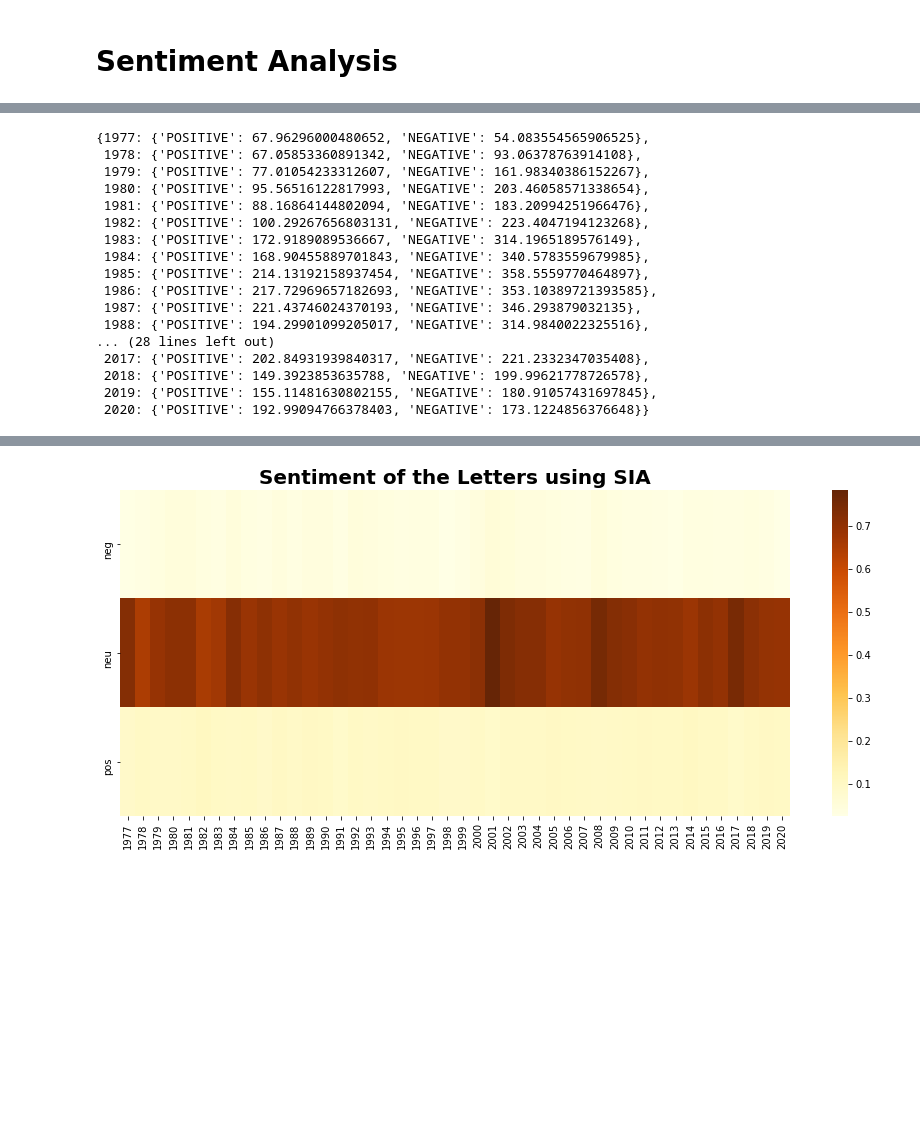
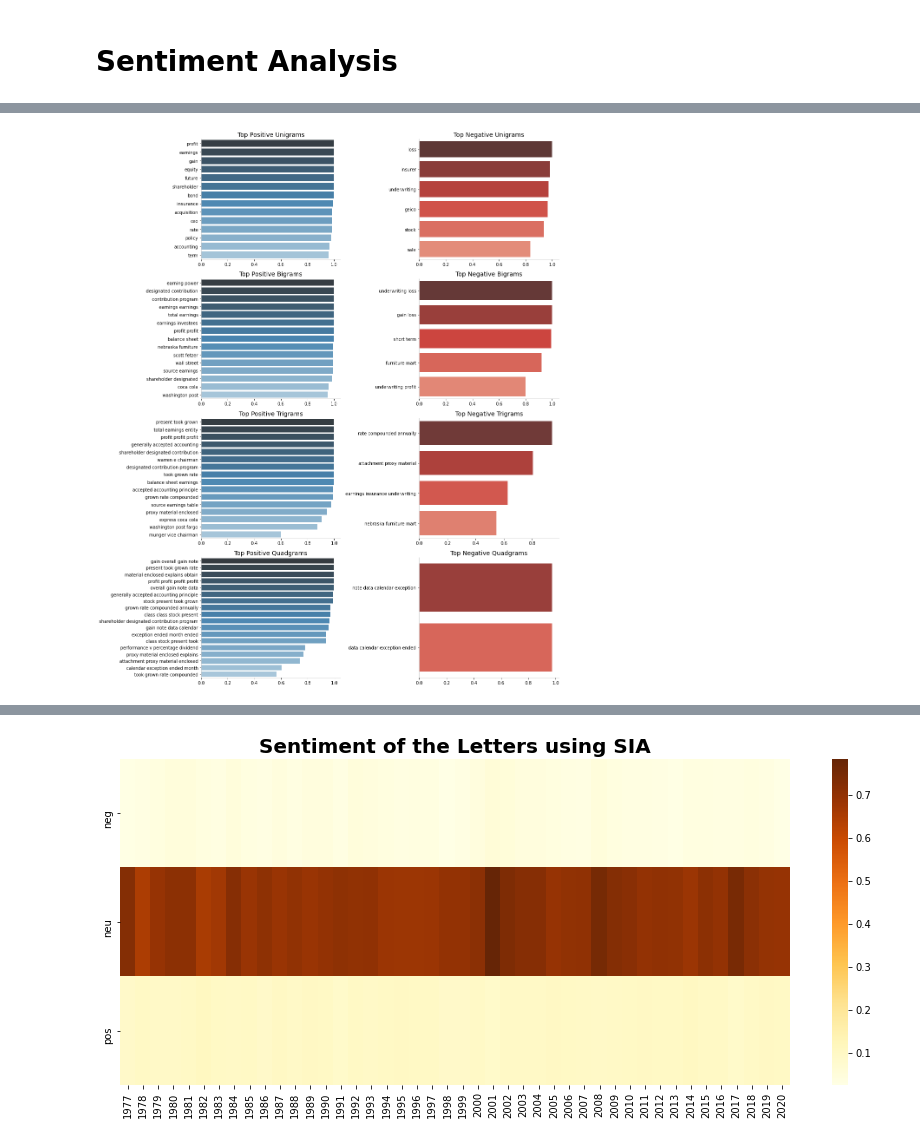
Before and after one commit to jairNeto/warren_buffet_letters, a Jupyter notebook: warren_buffet.ipynb, the cells around one changed output, grey strips where cells are left out. Drawn from its saved outputs; the diff is of its cells as text; code cells hidden in the pictures; blank space fills up the shorter version.

```diff
--- a/warren_buffet.ipynb
+++ b/warren_buffet.ipynb
@@ -373,5 +164,5 @@ FreqDist_quadgrams
 # %%
-freq_dict_filtered = get_most_frequent_combinatation(filtered_tokenized_corpus, 10, -1)
+freq_dict_filtered = get_most_frequent_combinatation(filtered_tokenized_corpus, 20, -1)
 # %%
 for k in freq_dict_filtered:
     print(k)
@@ -511,0 +192,9 @@ def get_sentiment_analysis_df(letters_dict, calculate_text_sentiment, tokenize_s
+# %%
+df = pd.DataFrame(columns=['type', 'text', 'sentiment', 'score'])
+for k in freq_dict_filtered:
+    for w, _ in freq_dict_filtered[k]:
+        if type(w) == tuple:
+            w = ' '.join(w)
+        result = classifier(w)
+        new_row = {'type': k, 'text': w, 'sentiment':result[0]['label'], 'score':result[0]['score']}
+        df = df.append(new_row, ignore_index=True)
@@ -512,25 +219,40 @@ def get_sentiment_analysis_df(letters_dict, calculate_text_sentiment, tokenize_s
+# %%
+ngram_dict_plot = {
+    'Top Positive Unigrams': get_ngram_plot_data(df, 'FreqDist_onegram', 'POSITIVE'),
+    'Top Negative Unigrams': get_ngram_plot_data(df, 'FreqDist_onegram', 'NEGATIVE'),
+    'Top Positive Bigrams': get_ngram_plot_data(df, 'FreqDist_bigram', 'POSITIVE'),
+    'Top Negative Bigrams': get_ngram_plot_data(df, 'FreqDist_bigram', 'NEGATIVE'),
+    'Top Positive Trigrams': get_ngram_plot_data(df, 'FreqDist_trigram', 'POSITIVE'),
+    'Top Negative Trigrams': get_ngram_plot_data(df, 'FreqDist_trigram', 'NEGATIVE'),
+    'Top Positive Quadgrams': get_ngram_plot_data(df, 'FreqDist_quadgrams', 'POSITIVE'),
+    'Top Negative Quadgrams': get_ngram_plot_data(df, 'FreqDist_quadgrams', 'NEGATIVE')
+}
+
+# Plotting the ngrams analysis
+fig, axs = plt.subplots(nrows=4, ncols=2, figsize=(15, 18))
+i, j = 0, 0
+colors = ['Blues_d', 'Reds_d']
+for title, ngram_data in ngram_dict_plot.items():
+    ax = axs[i, j]
+    sns.barplot(x='score', y='text', data=ngram_data, ax=ax, palette=colors[j])
+
+    # Customizing plots
+    format_spines(ax, right_border=False)
+    ax.set_title(title, size=14)
+    ax.set_ylabel('')
+    ax.set_xlabel('')
+
+    # Incrementing the index
+    j += 1
+    if j == 2:
+        j = 0
+        i += 1
+plt.tight_layout()
+plt.show()
+# %% [output]
+[figure, added]
 # %%
 sia_sentiment_analysis_df = get_sentiment_analysis_df(letters_dict, calculate_text_sia, tokenize_sent)
-# %%
-sentiment_analysis_dict
-# %% [output]
-{1977: {'POSITIVE': 67.96296000480652, 'NEGATIVE': 54.083554565906525},
- 1978: {'POSITIVE': 67.05853360891342, 'NEGATIVE': 93.06378763914108},
- 1979: {'POSITIVE': 77.01054233312607, 'NEGATIVE': 161.98340386152267},
- 1980: {'POSITIVE': 95.56516122817993, 'NEGATIVE': 203.46058571338654},
- 1981: {'POSITIVE': 88.16864144802094, 'NEGATIVE': 183.20994251966476},
- 1982: {'POSITIVE': 100.29267656803131, 'NEGATIVE': 223.4047194123268},
- 1983: {'POSITIVE': 172.9189089536667, 'NEGATIVE': 314.1965189576149},
- 1984: {'POSITIVE': 168.90455889701843, 'NEGATIVE': 340.5783559679985},
- 1985: {'POSITIVE': 214.13192158937454, 'NEGATIVE': 358.5559770464897},
- 1986: {'POSITIVE': 217.72969657182693, 'NEGATIVE': 353.10389721393585},
- 1987: {'POSITIVE': 221.43746024370193, 'NEGATIVE': 346.293879032135},
- 1988: {'POSITIVE': 194.29901099205017, 'NEGATIVE': 314.9840022325516},
-... (28 lines left out)
- 2017: {'POSITIVE': 202.84931939840317, 'NEGATIVE': 221.2332347035408},
- 2018: {'POSITIVE': 149.3923853635788, 'NEGATIVE': 199.99621778726578},
- 2019: {'POSITIVE': 155.11481630802155, 'NEGATIVE': 180.91057431697845},
- 2020: {'POSITIVE': 192.99094766378403, 'NEGATIVE': 173.1224856376648}}
 # %%
 transformers_sentiment_analysis_df = get_sentiment_analysis_df(letters_dict, calculate_text_sentiment_transform, tokenize_sent)
 # %%
```
Also changed, not shown: parts of 23 cells of this notebook, 1 other file.
